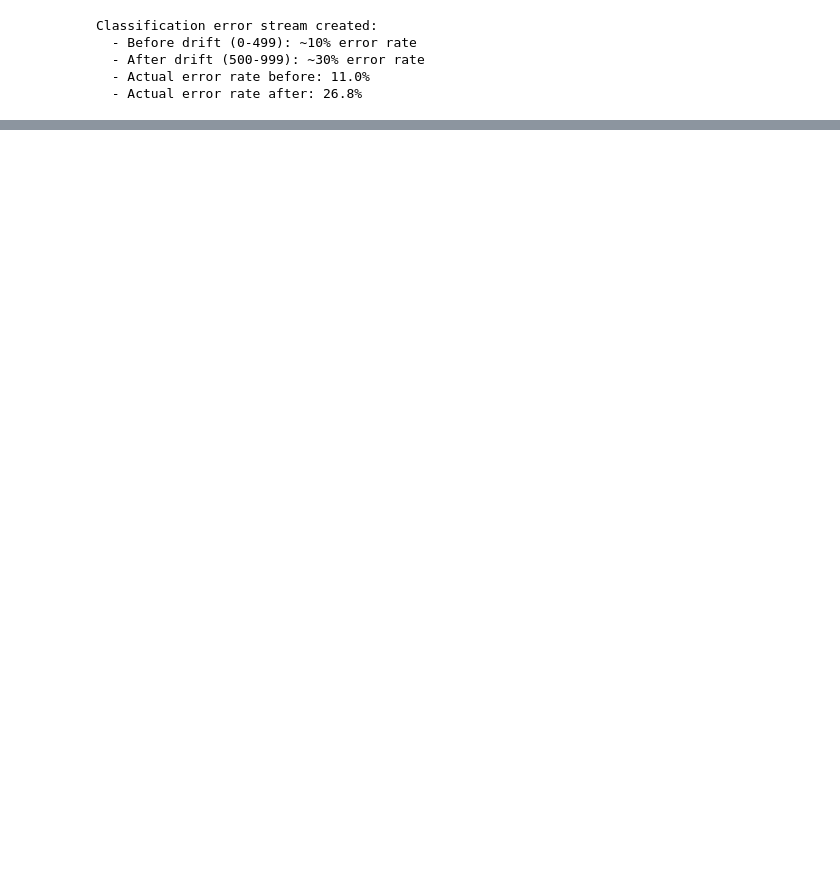
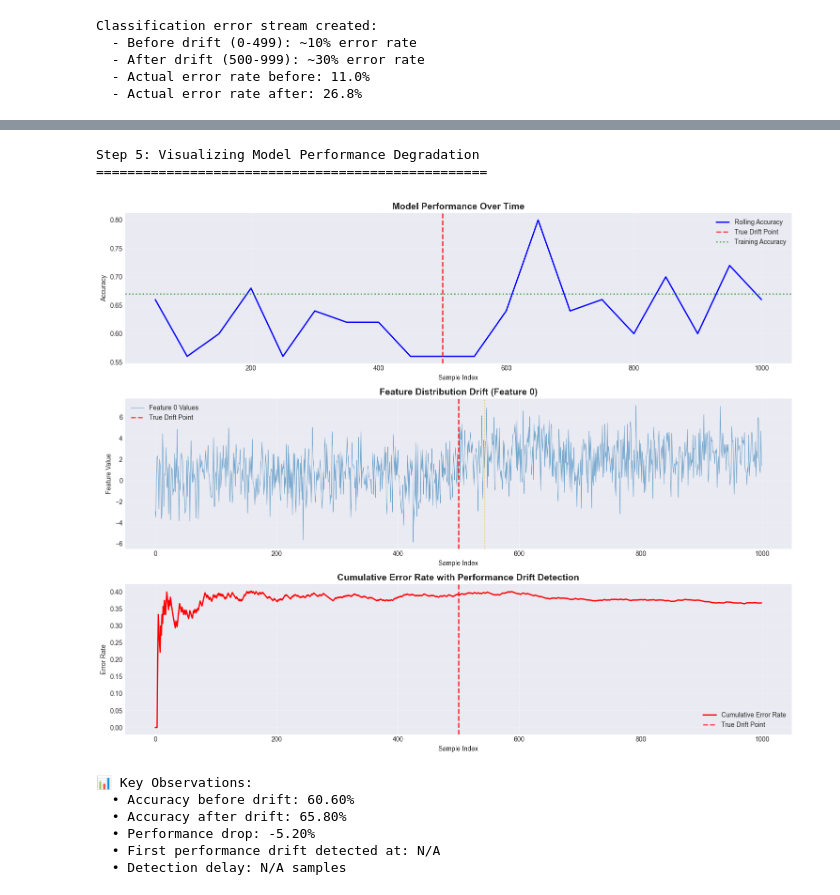
Before and after one commit to tatwan/advanced_machine_learning, a Jupyter notebook: Activities/drift/model_drift_demo.ipynb, the cells around one changed output, grey strips where cells are left out. Drawn from its saved outputs; the diff is of its cells as text; code cells hidden in the pictures; blank space fills up the shorter version.

Commit message:
latest updates for drift

```diff
--- a/Activities/drift/model_drift_demo.ipynb
+++ b/Activities/drift/model_drift_demo.ipynb
@@ -364,6 +572,6 @@ Classification error stream created:
 # %%
 # Use DDM to detect drift
-ddm = drift.DDM()
+ddm = DDM()
 ddm_drift_points = []
 ddm_warning_points = []
 
@@ -450,0 +1002,64 @@ Consider retraining when:
+# %%
+# Visualize comprehensive drift monitoring results
+print("Step 5: Visualizing Model Performance Degradation")
+print("=" * 50)
+
+fig, axes = plt.subplots(3, 1, figsize=(15, 12))
+
+# Plot 1: Rolling Accuracy
+ax1 = axes[0]
+accuracy_indices = np.arange(window_size, len(X_production) + 1, window_size)
+ax1.plot(accuracy_indices, accuracies, linewidth=2, color='blue', label='Rolling Accuracy')
+ax1.axvline(x=500, color='red', linestyle='--', linewidth=2, label='True Drift Point', alpha=0.7)
+ax1.axhline(y=train_accuracy, color='green', linestyle=':', linewidth=2, label='Training Accuracy', alpha=0.7)
+ax1.set_title('Model Performance Over Time', fontsize=14, fontweight='bold')
+ax1.set_xlabel('Sample Index')
+ax1.set_ylabel('Accuracy')
+ax1.legend()
+ax1.grid(True, alpha=0.3)
+
+# Plot 2: Feature Distribution (Feature 0)
+ax2 = axes[1]
+feature_values = X_production[:, 0]
+ax2.plot(feature_values, alpha=0.6, linewidth=0.8, label='Feature 0 Values')
+ax2.axvline(x=500, color='red', linestyle='--', linewidth=2, label='True Drift Point', alpha=0.7)
+for drift_point in feature_drift_points[:3]:  # Show first 3 to avoid clutter
+    ax2.axvline(x=drift_point, color='orange', linestyle=':', linewidth=1.5, alpha=0.6)
+ax2.set_title('Feature Distribution Drift (Feature 0)', fontsize=14, fontweight='bold')
+ax2.set_xlabel('Sample Index')
+ax2.set_ylabel('Feature Value')
+ax2.legend()
+ax2.grid(True, alpha=0.3)
+
+# Plot 3: Cumulative Error Rate
+ax3 = axes[2]
+cumulative_errors = np.cumsum(prediction_errors) / np.arange(1, len(prediction_errors) + 1)
+ax3.plot(cumulative_errors, linewidth=2, color='red', label='Cumulative Error Rate')
+ax3.axvline(x=500, color='red', linestyle='--', linewidth=2, label='True Drift Point', alpha=0.7)
+for drift_point in performance_drift_points[:3]:
+    ax3.axvline(x=drift_point, color='purple', linestyle=':', linewidth=2, alpha=0.6)
+ax3.set_title('Cumulative Error Rate with Performance Drift Detection', fontsize=14, fontweight='bold')
+ax3.set_xlabel('Sample Index')
+ax3.set_ylabel('Error Rate')
+ax3.legend()
+ax3.grid(True, alpha=0.3)
+
+plt.tight_layout()
+plt.show()
+
+print("\n📊 Key Observations:")
+print(f"  • Accuracy before drift: {np.mean(accuracies[:10]):.2%}")
+print(f"  • Accuracy after drift: {np.mean(accuracies[10:]):.2%}")
+print(f"  • Performance drop: {(np.mean(accuracies[:10]) - np.mean(accuracies[10:])):.2%}")
+print(f"  • First performance drift detected at: {performance_drift_points[0] if performance_drift_points else 'N/A'}")
+print(f"  • Detection delay: {performance_drift_points[0] - 500 if performance_drift_points else 'N/A'} samples")
+# %% [output]
+Step 5: Visualizing Model Performance Degradation
+==================================================
+[figure, added]
+📊 Key Observations:
+  • Accuracy before drift: 60.60%
+  • Accuracy after drift: 65.80%
+  • Performance drop: -5.20%
+  • First performance drift detected at: N/A
+  • Detection delay: N/A samples
```
Also changed, not shown: parts of 22 cells of this notebook.
